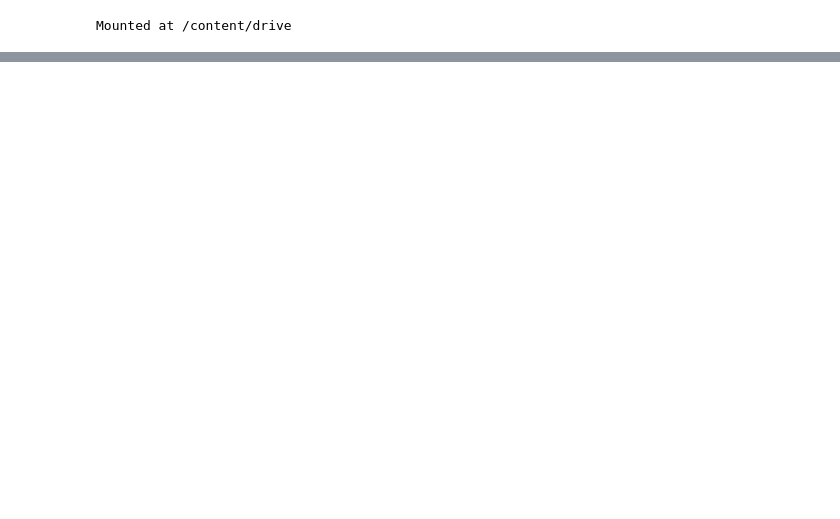
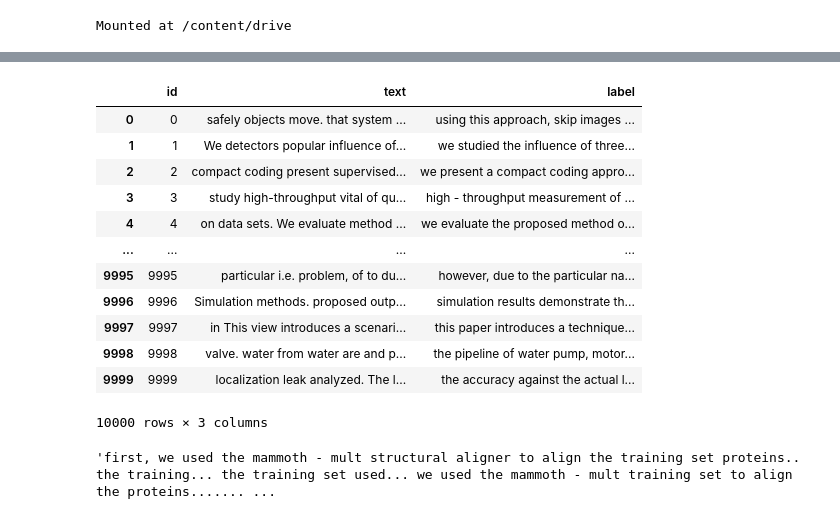
Before and after one commit to damilojohn/Text-Descrambling, a Jupyter notebook: Text_de_shuffling.ipynb, the cells around one changed output, grey strips where cells are left out. Cells and saved outputs as stored; diff of their text form; code cells hidden in the pictures; blank space fills up the shorter version.

```diff
--- a/Text_de_shuffling.ipynb
+++ b/Text_de_shuffling.ipynb
@@ -59,2 +76,2 @@ dataset
 # %%
-tokenizer = BartTokenizerFast.from_pretrained('facebook/bart-base')
+tokenizer = BertTokenizerFast.from_pretrained("bert-base-uncased")
@@ -134,0 +132,2 @@ BartForConditionalGeneration(
+# %%
+Model = EncoderDecoderModel.from_encoder_decoder_pretrained('bert-base-uncased','bert-base-uncased')
@@ -135,6 +160,8 @@ BartForConditionalGeneration(
 # %%
-model.config.decoder_start_token_id = tokenizer.cls_token_id
-model.config.eos_token_id = tokenizer.sep_token_id
-model.config.pad_token_id =tokenizer.pad_token_id
-model.config.vocab_size = model.config.vocab_size
+Model.config.decoder_start_token_id = tokenizer.cls_token_id
+Model.config.eos_token_id = tokenizer.sep_token_id
+Model.config.pad_token_id = tokenizer.pad_token_id
+Model.config.vocab_size = tokenizer.vocab_size
+Model.config.max_length = 142
+Model.config.min_length = 56
 # %%
@@ -187,7 +218,7 @@ def generate_predictions(batch):
     attention_mask = inputs.attention_mask.to("cuda")
 
     # Generating the predicted tokens ids
-    outputs = model.generate(input_ids, attention_mask=attention_mask)
+    outputs = Model.generate(input_ids, attention_mask=attention_mask)
 
     # Converting the token ids to sentence
     output_str = tokenizer.batch_decode(outputs, skip_special_tokens=True)
@@ -199,0 +229,18 @@ def generate_predictions(batch):
+# %%
+results = dataset['test'].map(generate_predictions,batched=True,batch_size=16)
+test_df['label'] = results['predictions']
+test_df
+# %% [output]
+|  | id | text | label |
+| 0 | 0 | safely objects move. that system ... | using this approach, skip images ... |
+| 1 | 1 | We detectors popular influence of... | we studied the influence of three... |
+| 2 | 2 | compact coding present supervised... | we present a compact coding appro... |
+| 3 | 3 | study high-throughput vital of qu... | high - throughput measurement of ... |
+| 4 | 4 | on data sets. We evaluate method ... | we evaluate the proposed method o... |
+| ... | ... | ... | ... |
+| 9995 | 9995 | particular i.e. problem, of to du... | however, due to the particular na... |
+| 9996 | 9996 | Simulation methods. proposed outp... | simulation results demonstrate th... |
+| 9997 | 9997 | in This view introduces a scenari... | this paper introduces a technique... |
+| 9998 | 9998 | valve. water from water are and p... | the pipeline of water pump, motor... |
+| 9999 | 9999 | localization leak analyzed. The l... | the accuracy against the actual l... |
+10000 rows × 3 columns
@@ -200,9 +249,16 @@ def generate_predictions(batch):
 # %%
 #testing out the model on a sample instance
-test_text = train_df['text'].loc[25]
-label = train_df['label'].loc[25]
-input = tokenizer(test_text,return_tensors= 'pt')
-input_id = input.input_id
+Model.eval()
+test_text = dataset['train']['text'][14]
+min_length_gen = len(test_text.split(' '))
+max_length_gen = len(test_text)
+label = dataset['train']['label'][14]
+input = tokenizer(test_text,return_tensors= 'pt',padding='max_length',max_length=max_text_length,truncation=True,)
+input = input.to('cuda')
+input_id = input.input_ids
 attention_mask = input.attention_mask
-output = model.generate(**input.to('cuda'))
-output = tokenizer.decode(output[0])
+output = Model.generate(**input,)
+output = tokenizer.decode(output[0],skip_special_tokens=True)
+output
+# %% [output]
+'first, we used the mammoth - mult structural aligner to align the training set proteins.. the training... the training set used... we used the mammoth - mult training set to align the proteins....... ...
```
Also changed, not shown: parts of 35 cells of this notebook.
